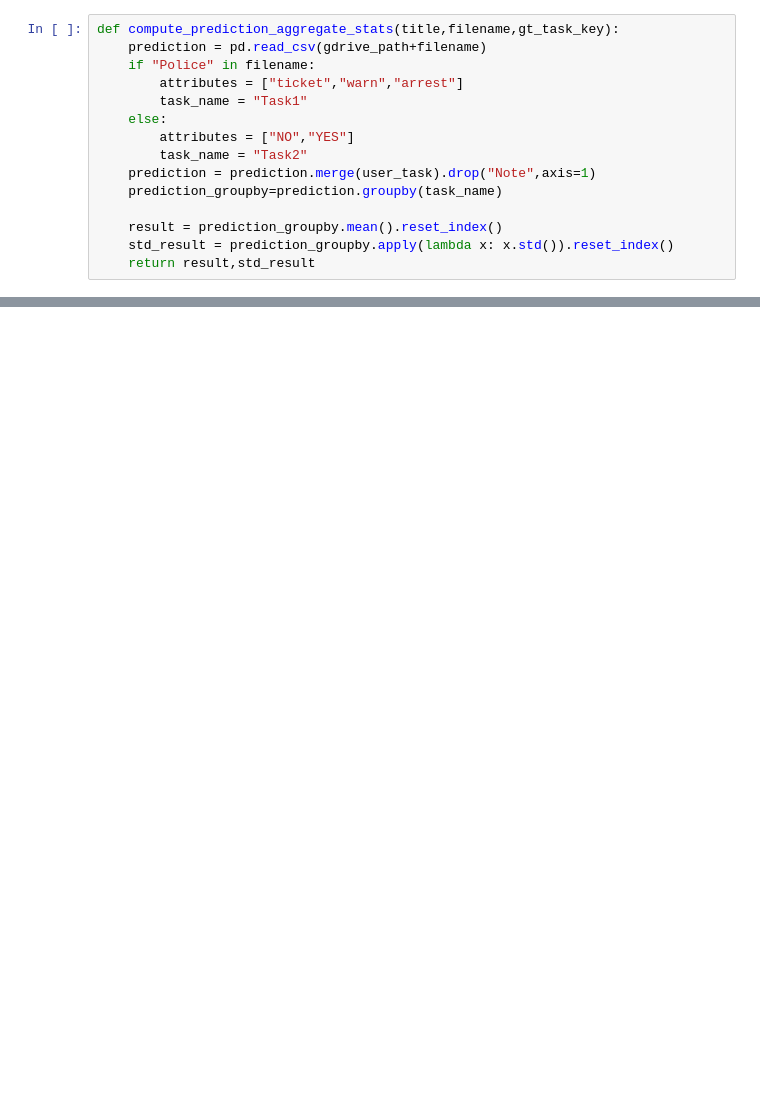
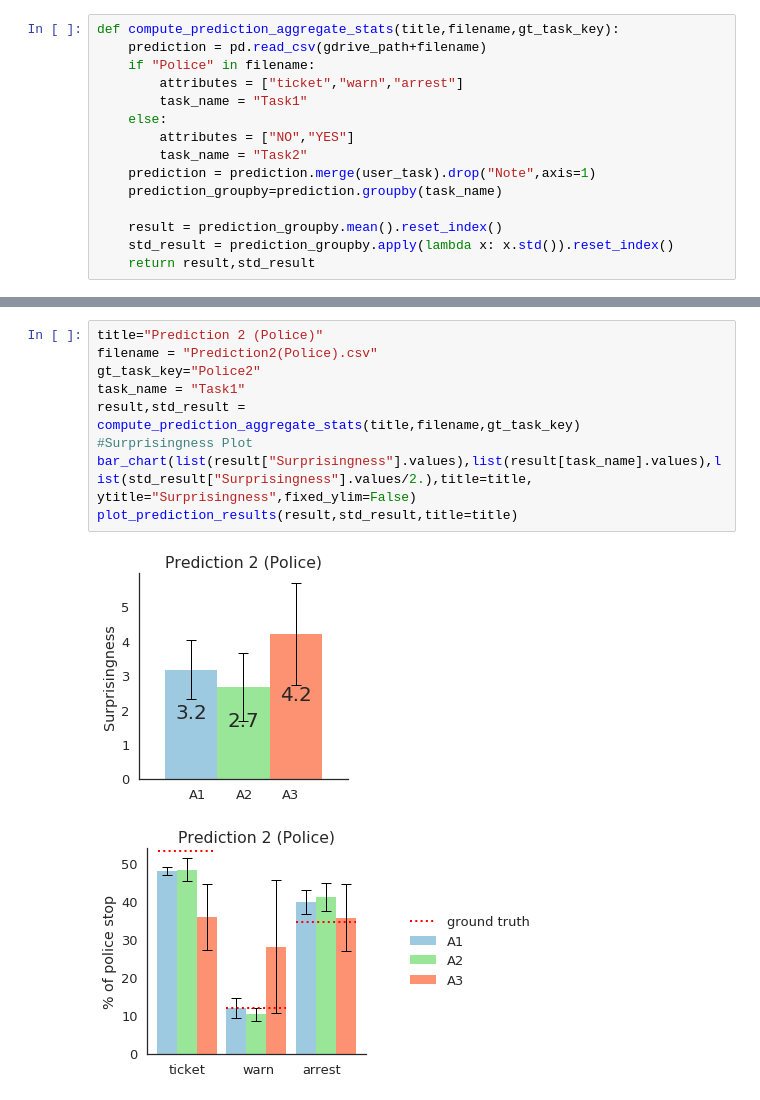
Before and after one commit to dorisjlee/viz-summarization, a Jupyter notebook: ipynb/User Study Results and Paper Statistics.ipynb, the cells around one changed output, grey strips where cells are left out. Drawn from its saved outputs; the diff is of its cells as text; blank space fills up the shorter version.

```diff
--- a/ipynb/User Study Results and Paper Statistics.ipynb
+++ b/ipynb/User Study Results and Paper Statistics.ipynb
@@ -275,0 +282,12 @@ plt.show()
+# %%
+title="Prediction 2 (Police)"
+filename = "Prediction2(Police).csv"
+gt_task_key="Police2"
+task_name = "Task1"
+result,std_result = compute_prediction_aggregate_stats(title,filename,gt_task_key)
+#Surprisingness Plot
+bar_chart(list(result["Surprisingness"].values),list(result[task_name].values),list(std_result["Surprisingness"].values/2.),title=title, ytitle="Surprisingness",fixed_ylim=False)
+plot_prediction_results(result,std_result,title=title)
+# %% [output]
+[figure, added]
+[figure, added]
```
Also changed, not shown: parts of 11 cells of this notebook.
